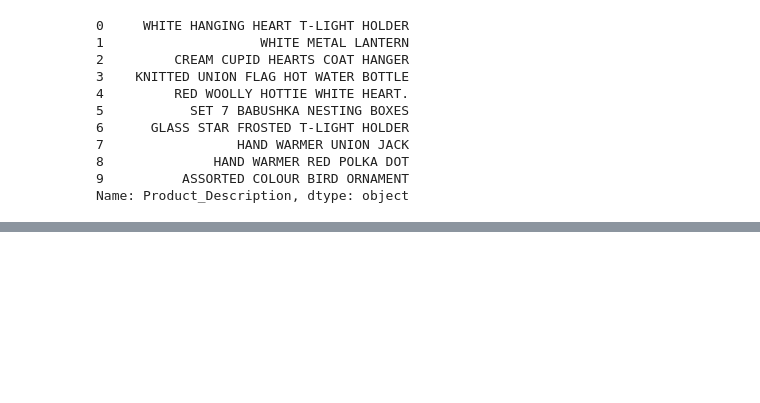
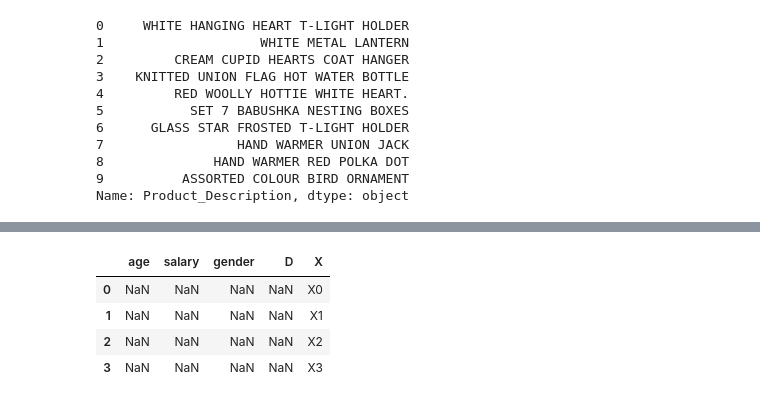
Before and after one commit to rahul8879/AI_ML_SATHISH, a Jupyter notebook: 02_PANDAS_ADVANCE.IPYNB, the cells around one changed output, grey strips where cells are left out. Drawn from its saved outputs; the diff is of its cells as text; code cells hidden in the pictures; blank space fills up the shorter version.

```diff
--- a/02_PANDAS_ADVANCE.IPYNB
+++ b/02_PANDAS_ADVANCE.IPYNB
@@ -251,0 +379,8 @@ Name: Product_Description, dtype: object
+# %%
+result.loc['Y']
+# %% [output]
+|  | age | salary | gender | D | X |
+| 0 | NaN | NaN | NaN | NaN | X0 |
+| 1 | NaN | NaN | NaN | NaN | X1 |
+| 2 | NaN | NaN | NaN | NaN | X2 |
+| 3 | NaN | NaN | NaN | NaN | X3 |
```
Also changed, not shown: parts of 14 cells of this notebook.
